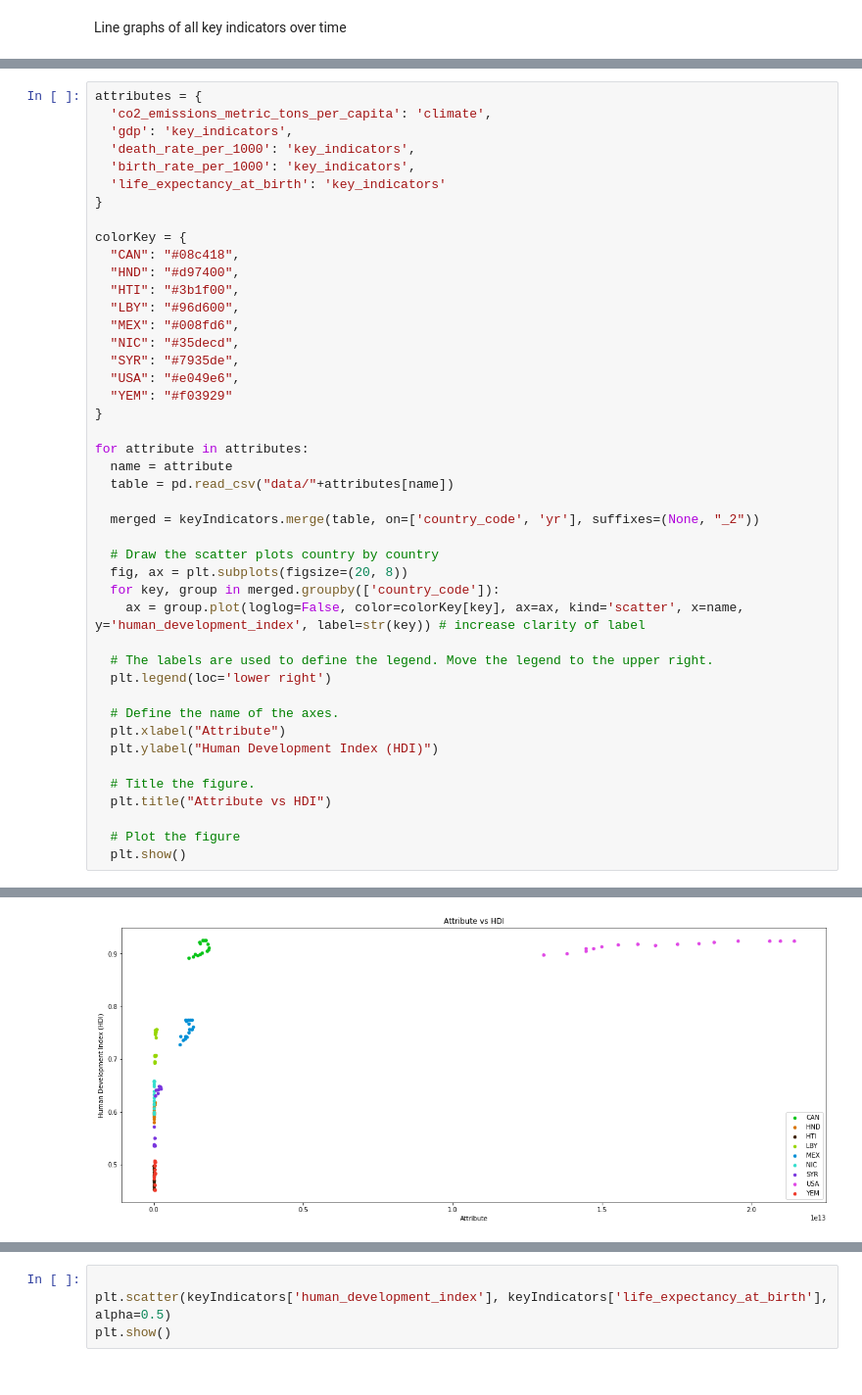
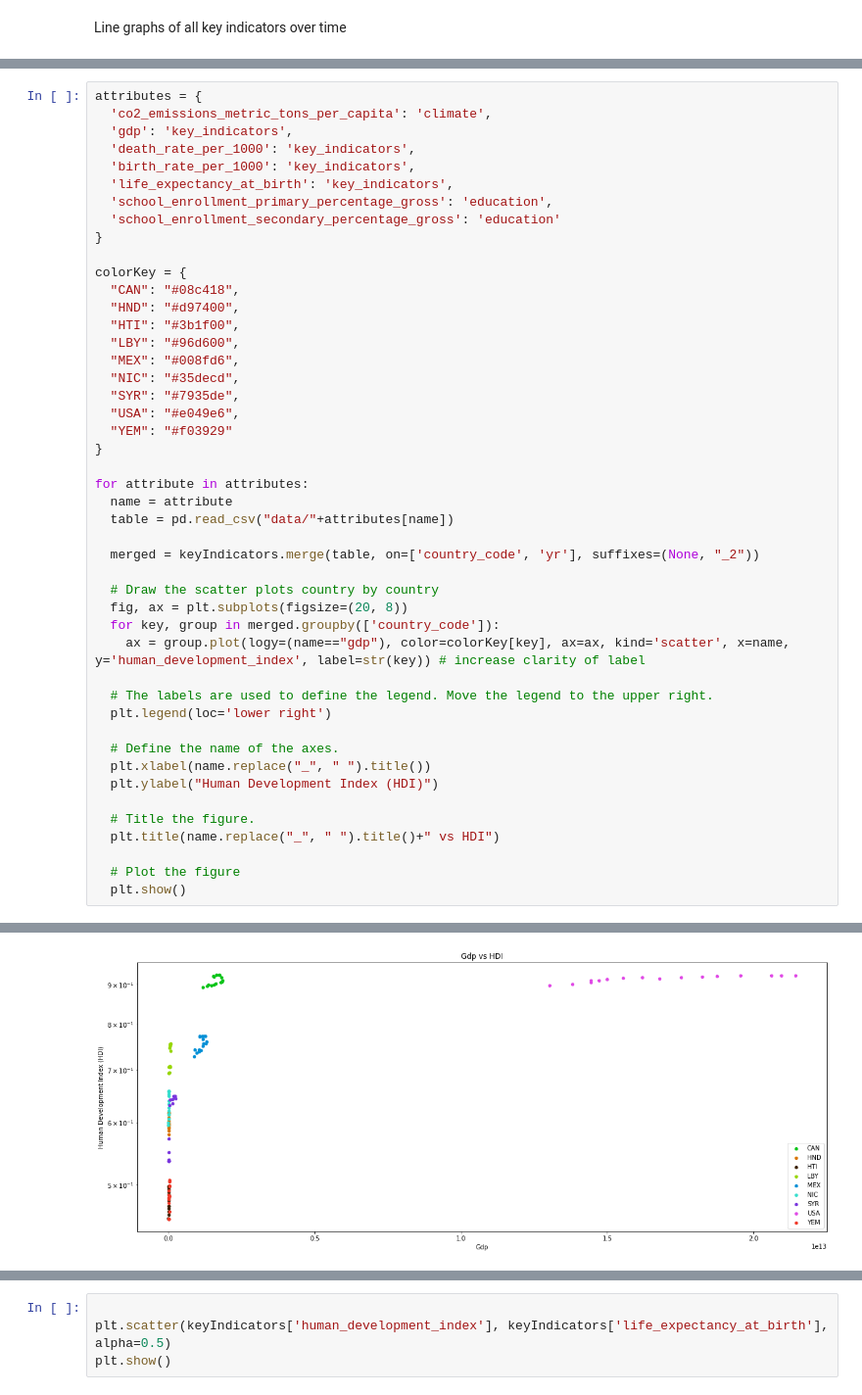
Before and after one commit to chrisvenczel/DataScience_DataMining, a Jupyter notebook: WorkBook.ipynb, the cells around one changed output, grey strips where cells are left out. Shown at 98% size. Saved outputs shown, nothing was run; the diff lists cells and outputs as text.

Commit message:
new plots

```diff
--- a/WorkBook.ipynb
+++ b/WorkBook.ipynb
@@ -88,7 +96,9 @@ attributes = {
   'gdp': 'key_indicators',
   'death_rate_per_1000': 'key_indicators',
   'birth_rate_per_1000': 'key_indicators',
-  'life_expectancy_at_birth': 'key_indicators'
+  'life_expectancy_at_birth': 'key_indicators',
+  'school_enrollment_primary_percentage_gross': 'education',
+  'school_enrollment_secondary_percentage_gross': 'education'
 }
 
 colorKey = {
@@ -112,17 +122,17 @@ for attribute in attributes:
   # Draw the scatter plots country by country
   fig, ax = plt.subplots(figsize=(20, 8))
   for key, group in merged.groupby(['country_code']):
-    ax = group.plot(loglog=False, color=colorKey[key], ax=ax, kind='scatter', x=name, y='human_development_index', label=str(key)) # increase clarity of label
+    ax = group.plot(logy=(name=="gdp"), color=colorKey[key], ax=ax, kind='scatter', x=name, y='human_development_index', label=str(key)) # increase clarity of label
 
   # The labels are used to define the legend. Move the legend to the upper right.
   plt.legend(loc='lower right')
 
   # Define the name of the axes.
-  plt.xlabel("Attribute")
+  plt.xlabel(name.replace("_", " ").title())
   plt.ylabel("Human Development Index (HDI)")
 
   # Title the figure.
-  plt.title("Attribute vs HDI")
+  plt.title(name.replace("_", " ").title()+" vs HDI")
 
   # Plot the figure
   plt.show()
@@ -139,2 +149,2 @@ Text(0.5, 1.0, 'Attribute vs HDI')
-[figure, old version]
+[figure, new version]
 <matplotlib.legend.Legend at 0x...>
```
Also changed, not shown: parts of 8 cells of this notebook.
